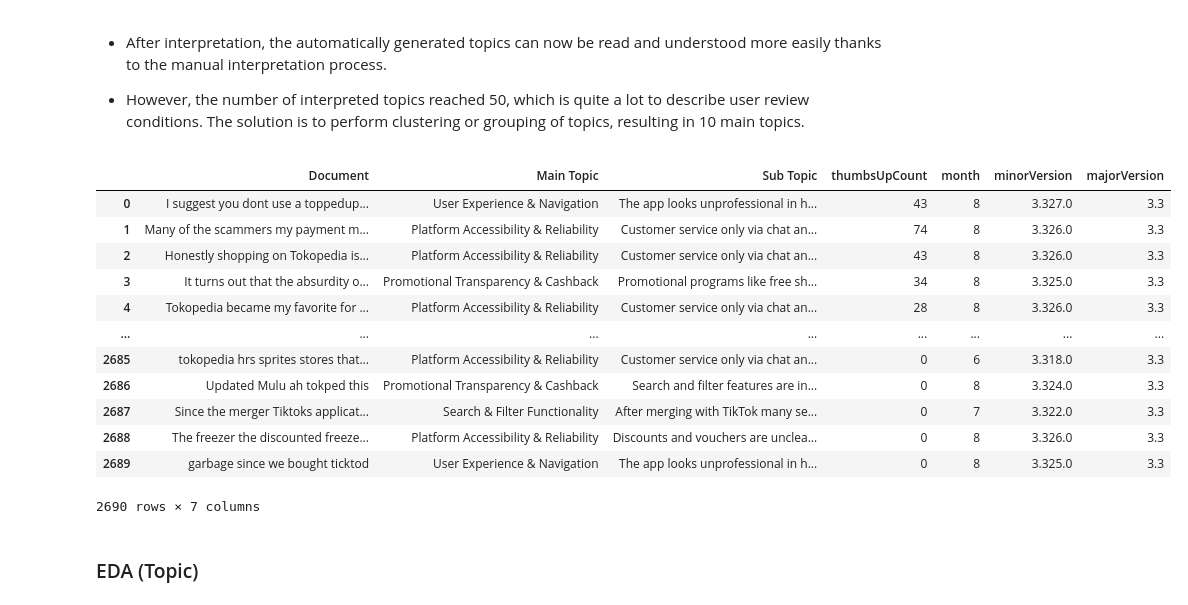
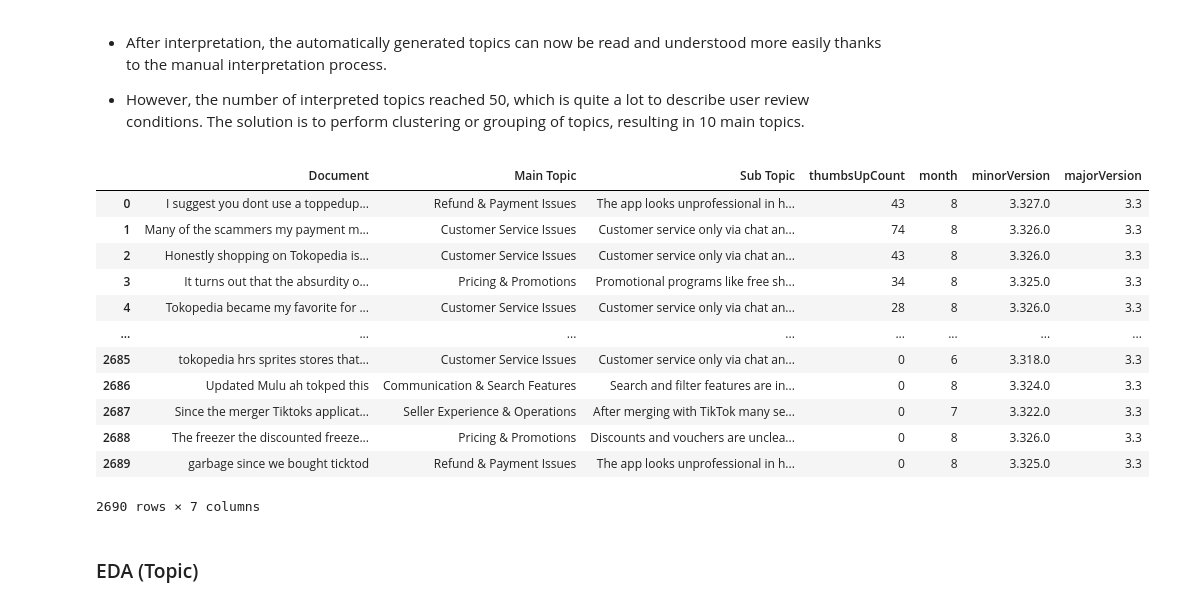
Before and after one commit to WayanArdike/gopay, a Jupyter notebook: study-case-tokopedia.ipynb, the cells around one changed output. Saved outputs shown, nothing was run; the diff lists cells and outputs as text; code cells hidden in the pictures.

```diff
--- a/study-case-tokopedia.ipynb
+++ b/study-case-tokopedia.ipynb
@@ -701,47 +701,45 @@ negative_info.head()
 - However, the number of interpreted topics reached 50, which is quite a lot to describe user review conditions. The solution is to perform clustering or grouping of topics, resulting in 10 main topics.
 # %%
 def get_topic_group(topic_number):
-    if topic_number in [0, 1, 2]:
-        return "Platform Accessibility & Reliability"
-    elif topic_number in [3, 4, 5]:
-        return "Promotions & Discounts"
-    elif topic_number in [6, 7, 8]:
-        return "Delivery & Logistics"
-    elif topic_number in [9, 10, 11]:
-        return "Shipment & Tracking Issues"
-    elif topic_number in [12, 13, 14]:
-        return "App Performance & Technical Issues"
-    elif topic_number in [15, 16, 17]:
+    if topic_number in [0, 3, 16]:
+        return "Customer Service Issues"
+    elif topic_number in [1, 9, 11, 23]:
+        return "App Technical Problems"
+    elif topic_number in [2, 8, 15, 26]:
+        return "Pricing & Promotions"
+    elif topic_number in [4, 5, 7, 29]:
+        return "Delivery & Shipping"
+    elif topic_number in [6, 18, 27]:
+        return "Refund & Payment Issues"
+    elif topic_number in [10, 14]:
+        return "Platform Security & Trust"
+    elif topic_number in [12, 20, 21, 28]:
         return "Payment & Account Management"
-    elif topic_number in [18, 19, 20]:
-        return "Search & Filter Functionality"
-    elif topic_number in [21, 22, 23]:
-        return "Customer Service & Support"
-    elif topic_number in [24, 25, 26]:
-        return "Promotional Transparency & Cashback"
-    elif topic_number in [27, 28, 29]:
-        return "User Experience & Navigation"
+    elif topic_number in [13, 19, 22]:
+        return "Seller Experience & Operations"
+    elif topic_number in [17, 24, 25]:
+        return "Communication & Search Features"
 
 
 negative_info["Main Topic"] = negative_info["Topic"].progress_apply(get_topic_group)
 negative_info = negative_info[["Document","Main Topic", "Sub Topic"]]
 
 negative = data[data['labels']=='NEGATIVE'][["thumbsUpCount","month", "minorVersion","majorVersion"]]
 negative_info = pd.concat([negative_info.reset_index(drop=True), negative.reset_index(drop=True)], axis=1)
 negative_info
 # %% [output]
 |  | Document | Main Topic | Sub Topic | thumbsUpCount | month | minorVersion | majorVersion |
-| 0 | I suggest you dont use a toppedup... | User Experience & Navigation | The app looks unprofessional in h... | 43 | 8 | 3.327.0 | 3.3 |
-| 1 | Many of the scammers my payment m... | Platform Accessibility & Reliability | Customer service only via chat an... | 74 | 8 | 3.326.0 | 3.3 |
-| 2 | Honestly shopping on Tokopedia is... | Platform Accessibility & Reliability | Customer service only via chat an... | 43 | 8 | 3.326.0 | 3.3 |
-| 3 | It turns out that the absurdity o... | Promotional Transparency & Cashback | Promotional programs like free sh... | 34 | 8 | 3.325.0 | 3.3 |
-| 4 | Tokopedia became my favorite for ... | Platform Accessibility & Reliability | Customer service only via chat an... | 28 | 8 | 3.326.0 | 3.3 |
+| 0 | I suggest you dont use a toppedup... | Refund & Payment Issues | The app looks unprofessional in h... | 43 | 8 | 3.327.0 | 3.3 |
+| 1 | Many of the scammers my payment m... | Customer Service Issues | Customer service only via chat an... | 74 | 8 | 3.326.0 | 3.3 |
+| 2 | Honestly shopping on Tokopedia is... | Customer Service Issues | Customer service only via chat an... | 43 | 8 | 3.326.0 | 3.3 |
+| 3 | It turns out that the absurdity o... | Pricing & Promotions | Promotional programs like free sh... | 34 | 8 | 3.325.0 | 3.3 |
+| 4 | Tokopedia became my favorite for ... | Customer Service Issues | Customer service only via chat an... | 28 | 8 | 3.326.0 | 3.3 |
 | ... | ... | ... | ... | ... | ... | ... | ... |
-| 2685 | tokopedia hrs sprites stores that... | Platform Accessibility & Reliability | Customer service only via chat an... | 0 | 6 | 3.318.0 | 3.3 |
-| 2686 | Updated Mulu ah tokped this | Promotional Transparency & Cashback | Search and filter features are in... | 0 | 8 | 3.324.0 | 3.3 |
-| 2687 | Since the merger Tiktoks applicat... | Search & Filter Functionality | After merging with TikTok many se... | 0 | 7 | 3.322.0 | 3.3 |
-| 2688 | The freezer the discounted freeze... | Platform Accessibility & Reliability | Discounts and vouchers are unclea... | 0 | 8 | 3.326.0 | 3.3 |
-| 2689 | garbage since we bought ticktod | User Experience & Navigation | The app looks unprofessional in h... | 0 | 8 | 3.325.0 | 3.3 |
+| 2685 | tokopedia hrs sprites stores that... | Customer Service Issues | Customer service only via chat an... | 0 | 6 | 3.318.0 | 3.3 |
+| 2686 | Updated Mulu ah tokped this | Communication & Search Features | Search and filter features are in... | 0 | 8 | 3.324.0 | 3.3 |
+| 2687 | Since the merger Tiktoks applicat... | Seller Experience & Operations | After merging with TikTok many se... | 0 | 7 | 3.322.0 | 3.3 |
+| 2688 | The freezer the discounted freeze... | Pricing & Promotions | Discounts and vouchers are unclea... | 0 | 8 | 3.326.0 | 3.3 |
+| 2689 | garbage since we bought ticktod | Refund & Payment Issues | The app looks unprofessional in h... | 0 | 8 | 3.325.0 | 3.3 |
 2690 rows × 7 columns
 # %% [markdown]
 ### EDA (Topic)
```
Also changed, not shown: parts of 3 cells of this notebook.
